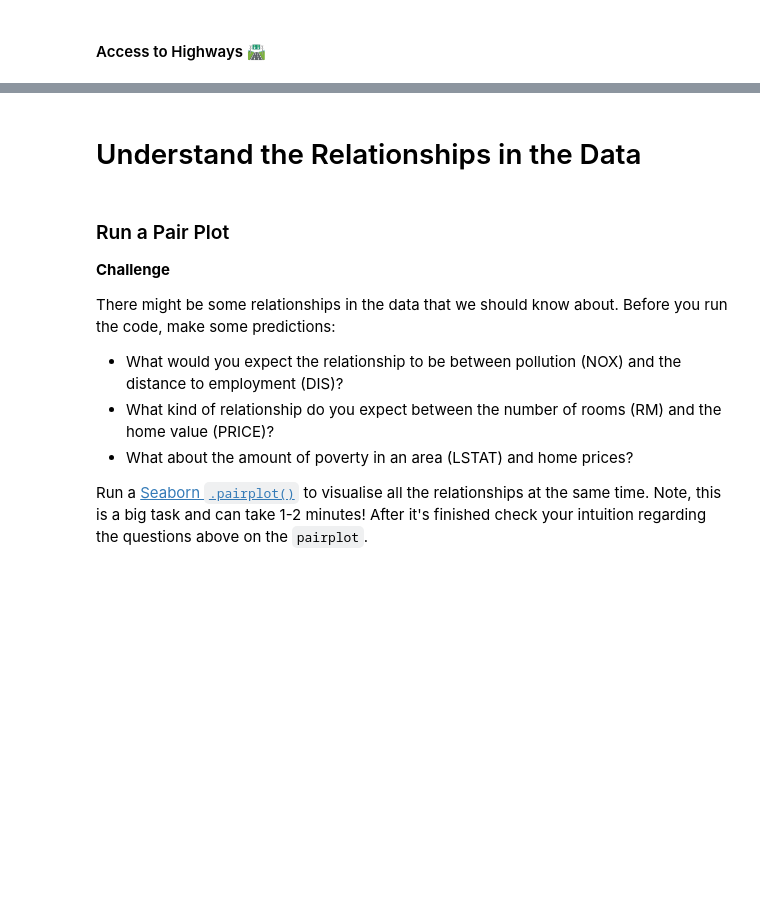
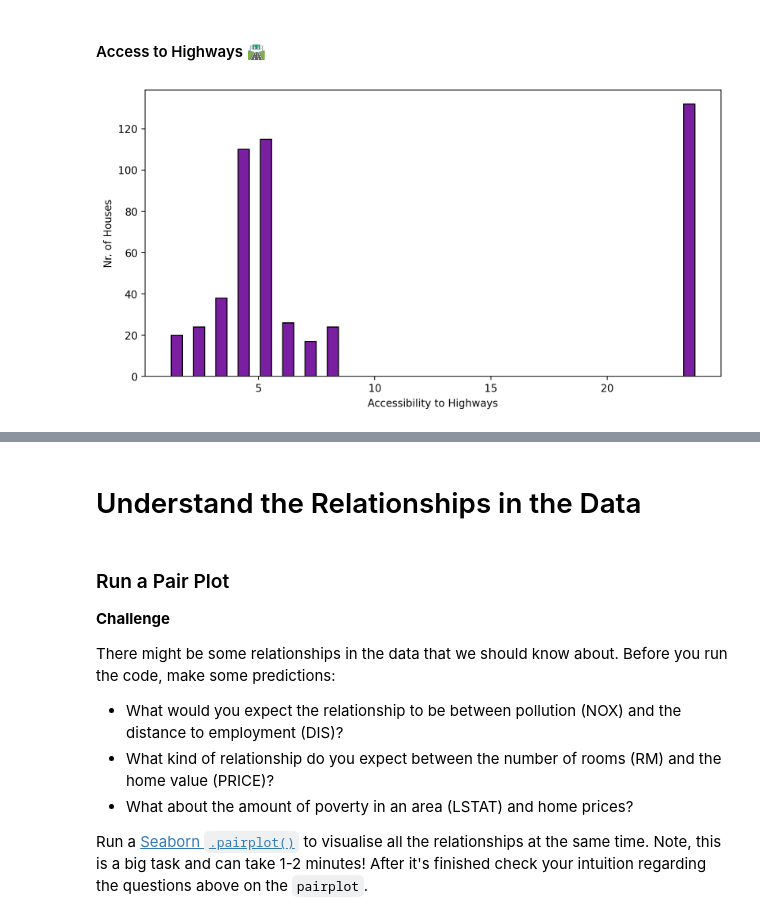
Before and after one commit to shahiddhariwala/boston_housing_prediction, a Jupyter notebook: Multivariable_Regression_and_Valuation_Model_(start).ipynb, the cells around one changed output, grey strips where cells are left out. Cells and saved outputs as stored; diff of their text form; code cells hidden in the pictures; blank space fills up the shorter version.

```diff
--- a/Multivariable_Regression_and_Valuation_Model_(start).ipynb
+++ b/Multivariable_Regression_and_Valuation_Model_(start).ipynb
@@ -223,5 +265,19 @@ What do you notice in the distributions of the data?
 # %% [markdown]
 #### Access to Highways 🛣
+# %%
+plt.figure(figsize=(10, 5), dpi=200)
+
+plt.hist(data['RAD'],
+         bins=24,
+         ec='black',
+         color='#7b1fa2',
+         rwidth=0.5)
+
+plt.xlabel('Accessibility to Highways')
+plt.ylabel('Nr. of Houses')
+plt.show()
+# %% [output]
+[figure, added]
 # %% [markdown]
 #### Next to the River? ⛵️
 
```
Also changed, not shown: parts of 3 cells of this notebook.
